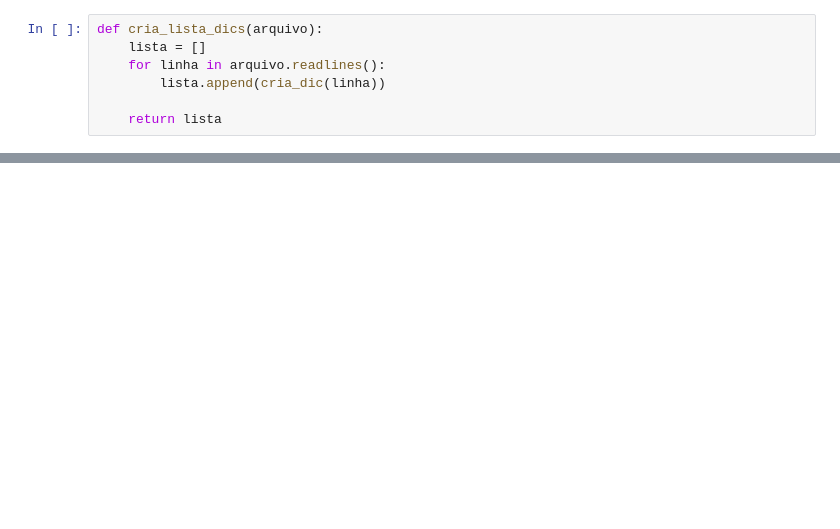
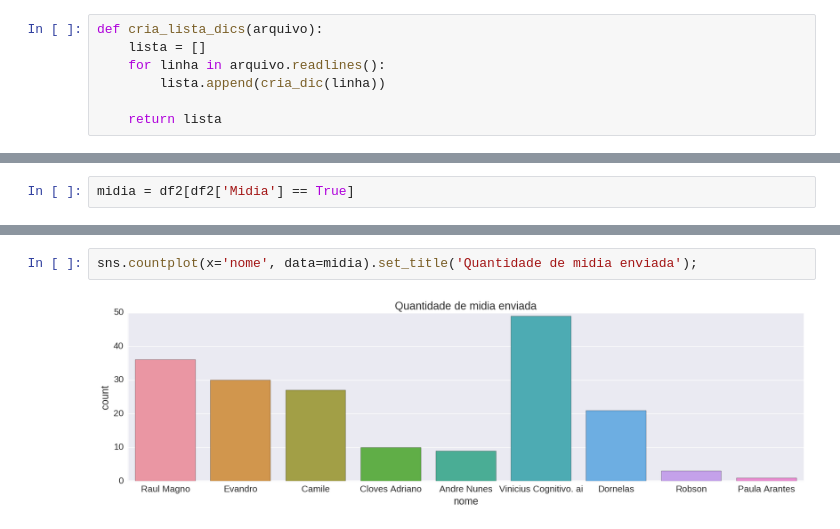
Before and after one commit to SCloves/analises_das_conversas_no_whatsapp, a Jupyter notebook: analise_whats_grupo_conectivo.ipynb, the cells around one changed output, grey strips where cells are left out. Cells and saved outputs as stored; diff of their text form; blank space fills up the shorter version.

```diff
--- a/analise_whats_grupo_conectivo.ipynb
+++ b/analise_whats_grupo_conectivo.ipynb
@@ -54,0 +181,2 @@ df.head(10)
+# %%
+midia = df2[df2['Midia'] == True]
@@ -54,0 +190,4 @@ df.head(10)
+# %%
+sns.countplot(x='nome', data=midia).set_title('Quantidade de midia enviada');
+# %% [output]
+[figure, added]
```
Also changed, not shown: parts of 50 cells of this notebook.
